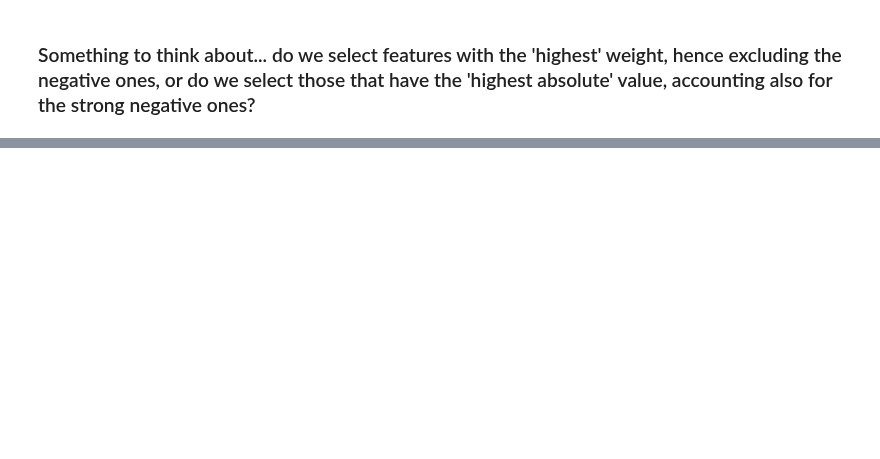
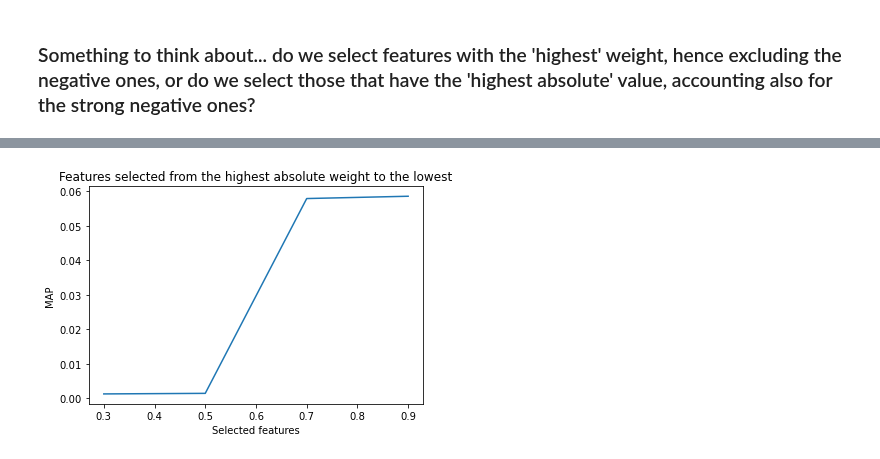
Before and after one commit to MaurizioFD/RecSys_Course_AT_PoliMi, a Jupyter notebook: Practice 13 - Collaborative Boosted FW.ipynb, the cells around one changed output, grey strips where cells are left out. Cells and saved outputs as stored; diff of their text form; code cells hidden in the pictures; blank space fills up the shorter version.

```diff
--- a/Practice 13 - Collaborative Boosted FW.ipynb
+++ b/Practice 13 - Collaborative Boosted FW.ipynb
@@ -617,0 +531,22 @@ No handles with labels found to put in legend.
+# %%
+argsort_features = np.argsort(np.abs(CFW_weithing.D_best))
+
+map_list = []
+selection_quota_list = [0.3, 0.5, 0.7, 0.9]
+
+for selection_quota in selection_quota_list:
+
+    n_to_select = int(selection_quota*len(argsort_features))
+    selected_features = argsort_features[:n_to_select]
+
+    ICM_selected = ICM_tags[:,selected_features]
+
+    print("Selected {}/{} features, weights: {:.2E} to {:.2E}".format(n_to_select, len(argsort_features),
+                                                                min(CFW_weithing.D_best[selected_features]),
+                                                                max(CFW_weithing.D_best[selected_features])))
+
+    itemKNNCBF = ItemKNNCBFRecommender(URM_train, ICM_selected)
+    itemKNNCBF.fit(**best_hyperparams_ItemKNNCBF)
+
+    results_df, _ = evaluator_test.evaluateRecommender(itemKNNCBF)
+    map_list.append(results_df.loc[10]["MAP"])
@@ -617,0 +574,8 @@ No handles with labels found to put in legend.
+# %%
+pyplot.plot(selection_quota_list, map_list)
+pyplot.ylabel('MAP')
+pyplot.xlabel('Selected features')
+pyplot.title("Features selected from the highest absolute weight to the lowest")
+pyplot.show()
+# %% [output]
+[figure, added]
```
Also changed, not shown: parts of 41 cells of this notebook, 2 other files.
